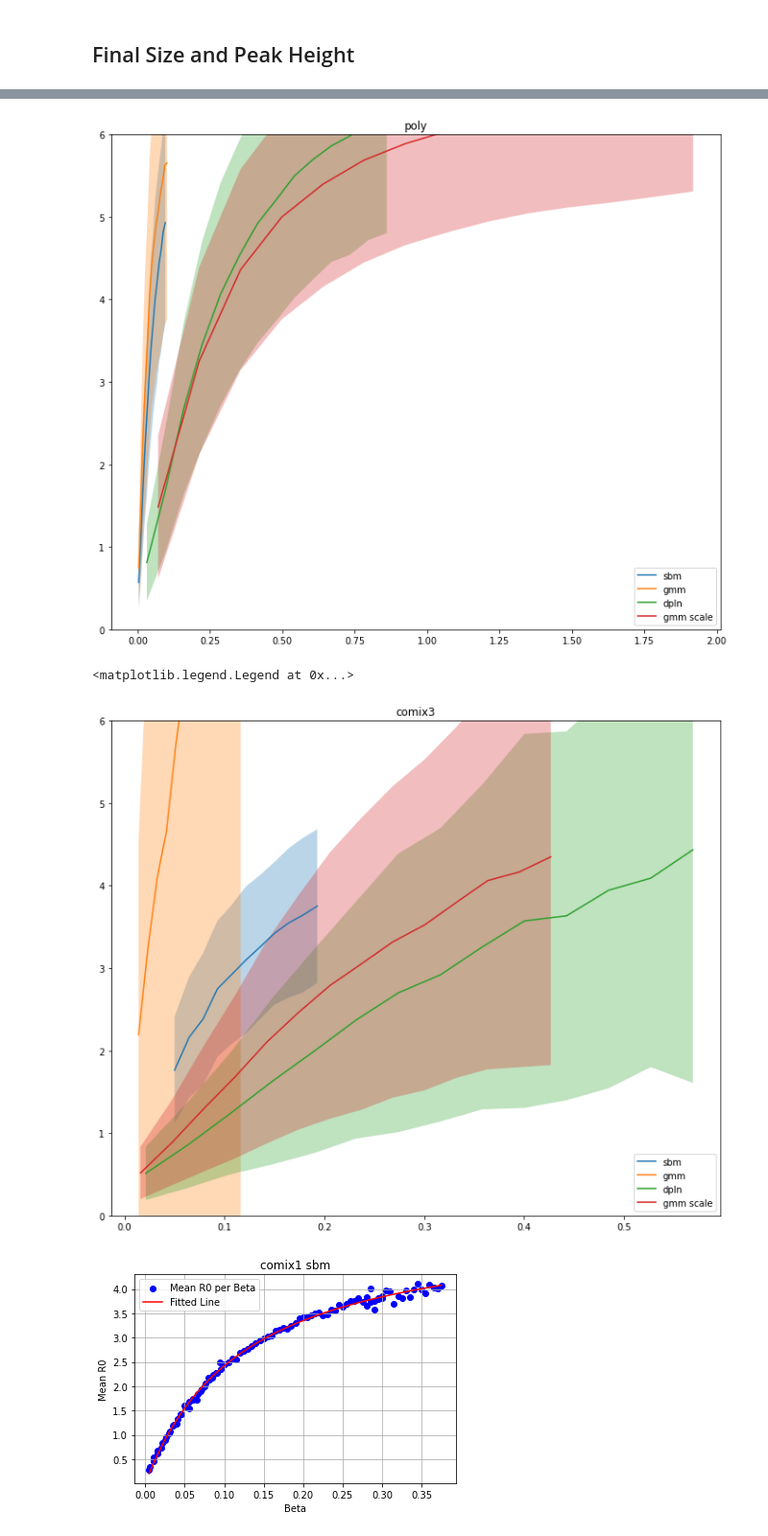
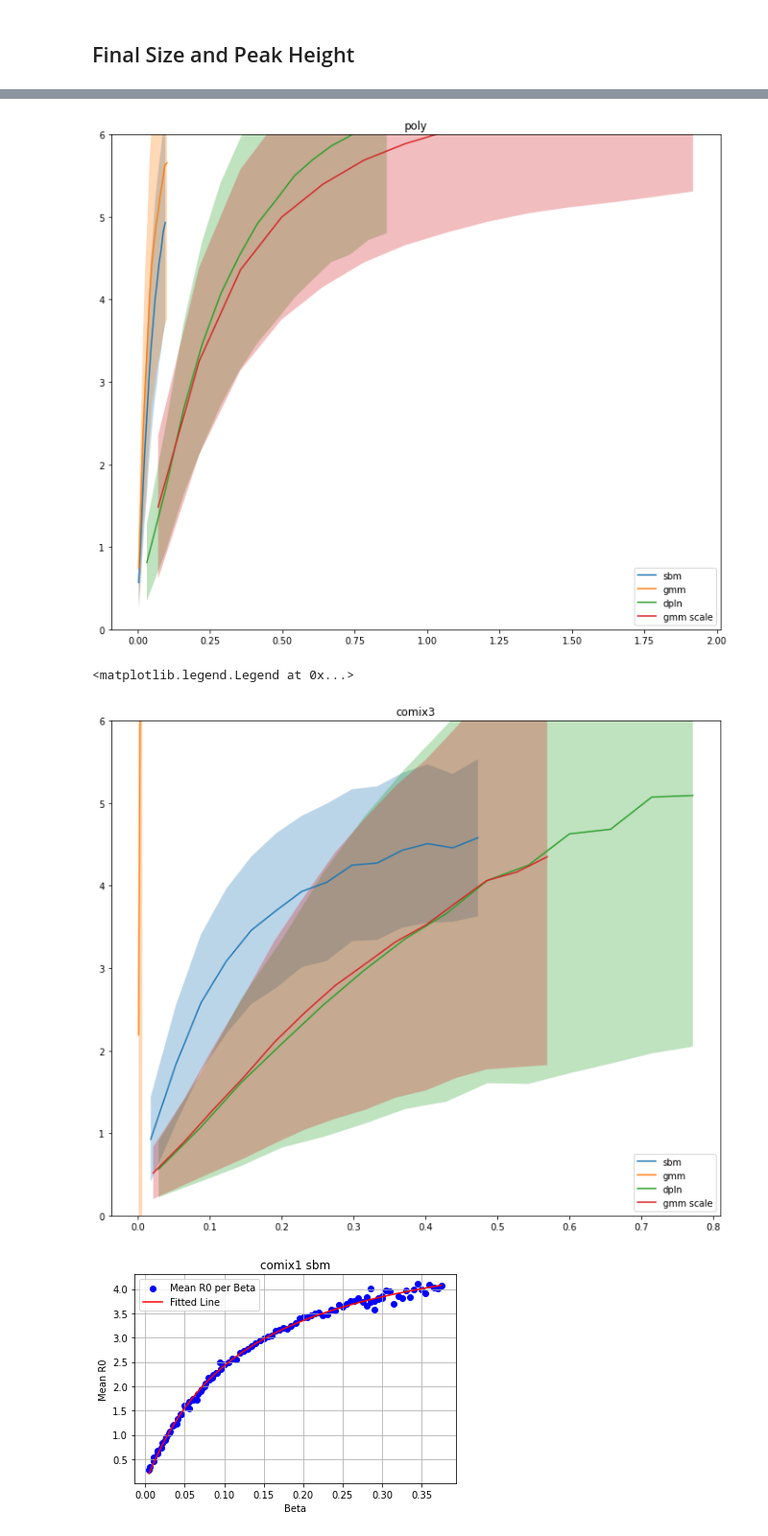
Before and after one commit to LukeMurrayKearney/Data-Driven-Networks-Code, a Jupyter notebook: figs.ipynb, the cells around one changed output, grey strips where cells are left out. Shown at 96% size. Saved outputs shown, nothing was run; the diff lists cells and outputs as text; code cells hidden in the pictures.

```diff
--- a/figs.ipynb
+++ b/figs.ipynb
@@ -761,12 +761,12 @@ plt.show()
 
 ########################## comix 3 ##############################
 data = 'comix3'
-#change to i=1 at sim 6
-taus_n3 = [np.arange(0.1,0.205,0.005),np.arange(0.05,0.2,0.01)]
-taus_s3 = [np.arange(0.01,0.4,0.01),np.arange(0.01,0.6,0.01)]
+#change to i=1 at sim 6, 9+
+taus_n3 = [np.arange(0.1,0.205,0.005),np.arange(0.05,0.2,0.01),np.arange(0.01,0.5,0.01)]
+taus_s3 = [np.arange(0.01,0.4,0.01),np.arange(0.01,0.6,0.01),np.arange(.35,.8,.01)]
 # change sim2 to i=1 at 85
-taus_g3 = [np.arange(0.0005,0.007,0.0005),np.arange(0.0005,0.005,0.0005)]
-taus_gs3 = [np.arange(0.01,0.4,0.01),np.arange(0.01,0.6,0.01)]
+taus_g3 = [np.arange(0.0005,0.007,0.0005),np.arange(0.0005,0.005,0.0005),np.arange(0.005,0.1,0.005)]
+taus_gs3 = [np.arange(0.01,0.4,0.01),np.arange(0.01,0.6,0.01),np.arange(0.3,0.7,0.01)]
 
 fig1,ax1 = plt.subplots(1,1,figsize=(12,10))
 for model_idx in range(2):
@@ -788,9 +788,9 @@ for model_idx in range(2):
                 r0s = [a for a in tau_sim if a > 0]
                 overall['r0'].append(r0s); overall['final_size'].append(final_sizes); overall['peak_height'].append(peak_heights);
                 if model_idx == 0:
-                    overall['beta'].append(taus_n3[0][tau] if sim_num < 6 else taus_n3[1][tau])
+                    overall['beta'].append(taus_n3[0][tau] if sim_num < 6 else taus_n3[1][tau] if sim_num < 9 else taus_n3[2][tau])
                 else:
-                    overall['beta'].append(taus_s3[0][tau] if sim_num < 6 else taus_s3[1][tau])
+                    overall['beta'].append(taus_s3[0][tau] if sim_num < 6 else taus_s3[1][tau] if sim_num < 9 else taus_s3[2][tau])
         except:
             a=1
             # print(data,"sbm" if model_idx==0 else "dpln",sim_num)
@@ -862,10 +862,10 @@ for model_idx in range(2):
                     peak_heights = [a/n for a in tmp['peak_height'][tau] if a > 0]
                     r0s = [a for a in tau_sim if a > 0]
                     overall['r0'].append(r0s); overall['final_size'].append(final_sizes); overall['peak_height'].append(peak_heights);
-                    taus_gmm_n[sim_num][2] = np.arange(0.01,0.4,0.01) if network<85 else np.arange(0.01,0.6,0.01)
-
-                    # print(len(tmp['r0_1']),tau,len(taus_gmm_n), len(taus_gmm_n[sim_idx(sim_num,True)]), len(taus_gmm_n[sim_idx(sim_num,True)][data_idx]))
-                    overall['beta'].append(taus_gmm_n[sim_idx(sim_num,True)][data_idx][tau] if model_idx==0 else taus_gmm_s[sim_idx(sim_num,True)][data_idx][tau])
+                    if model_idx == 0:
+                        overall['beta'].append(taus_g3[2][tau] if sim_num >= 1 else taus_g3[0][tau] if network < 85 else taus_g3[1][tau])
+                    else:
+                        overall['beta'].append(taus_gs3[2][tau] if sim_num >= 1 else taus_gs3[0][tau] if network < 85 else taus_gs3[1][tau])
             except:
                 a=1
                 # print(data,"gmm" if model_idx==0 else "gmm_scale",sim_num,network)
@@ -900,34 +900,34 @@ for model_idx in range(2):
                 bucket_y_lists.append(b)
         # Convert to array to compute stats by column
         y_array = np.array(bucket_y_lists)
         means.append(np.mean(y_array))
         variances.append(np.var(y_array))
 
     bucket_centers, means, variances = [a for idx, a in enumerate(bucket_centers) if idx not in idx_to_remove], [a for idx, a in enumerate(means) if idx not in idx_to_remove],[a for idx, a in enumerate(variances) if idx not in idx_to_remove]
 
     # ax3.plot(bucket_centers, means)
     # ax3.fill_between(bucket_centers,
     #                     np.array(means) - np.sqrt(variances),
     #                     np.array(means) + np.sqrt(variances),
     #                     alpha=0.3)
     # ax3.set_title(f'{data} {"gmm" if model_idx==0 else "gmm scale"}')
     # ax3.set_ylim([0,5])
 
     ###################### plot all rates ###################
     ax1.plot(bucket_centers, means, label=f'{"gmm" if model_idx==0 else "gmm scale"}')
     ax1.fill_between(bucket_centers,
                         np.array(means) - np.sqrt(variances),
                         np.array(means) + np.sqrt(variances),
                         alpha=0.3)
 ax1.set_title(f'{data}')
 ax1.set_ylim([0,6])
 ax1.legend()
 # %% [output]
 [figure]
 [figure]
 [figure]
 <matplotlib.legend.Legend at 0x...>
-[figure, old version]
+[figure, new version]
 # %%
 with open(f'output_data/sims/final/comix1_gmm.json', 'r') as f:
     sims = json.load(f)
```
Also changed, not shown: 12 other files.
